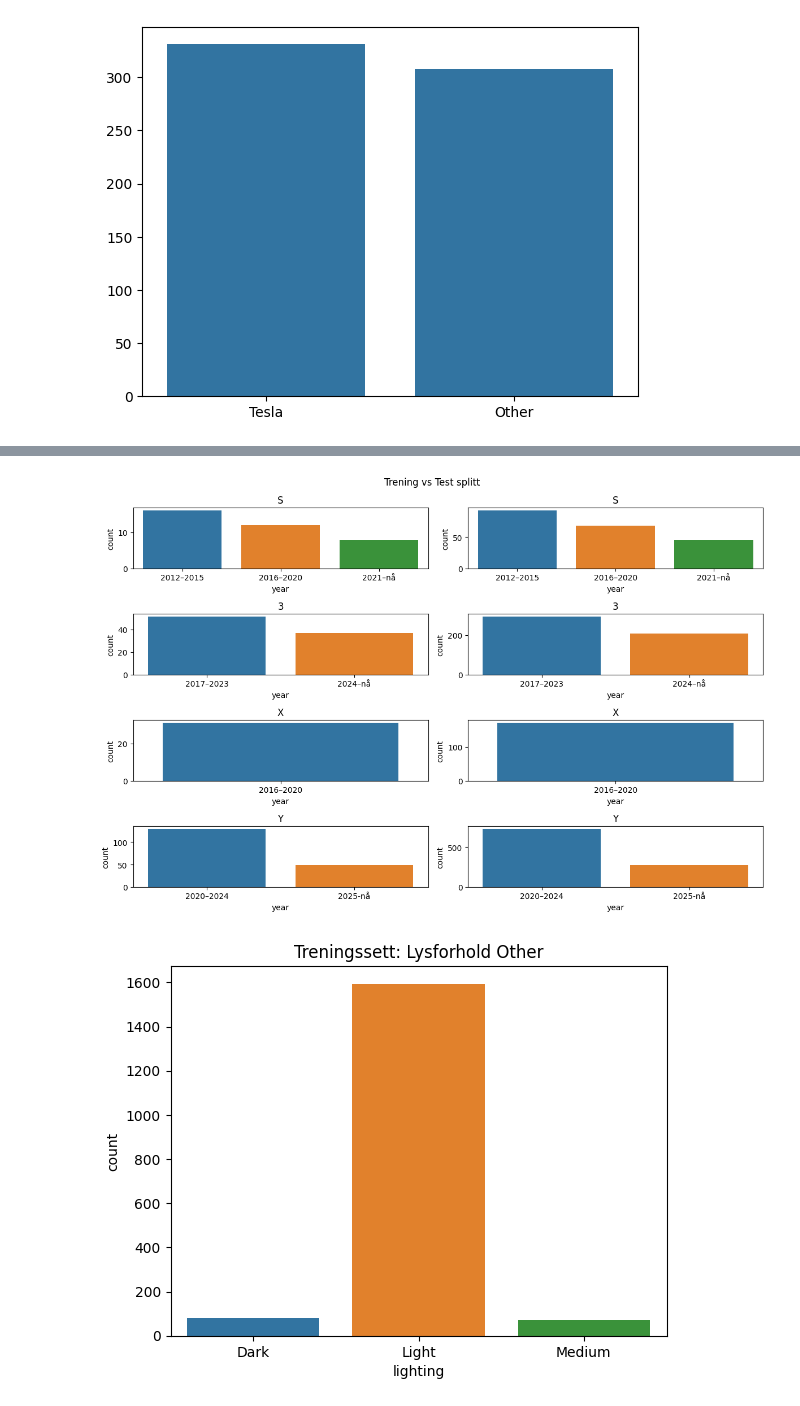
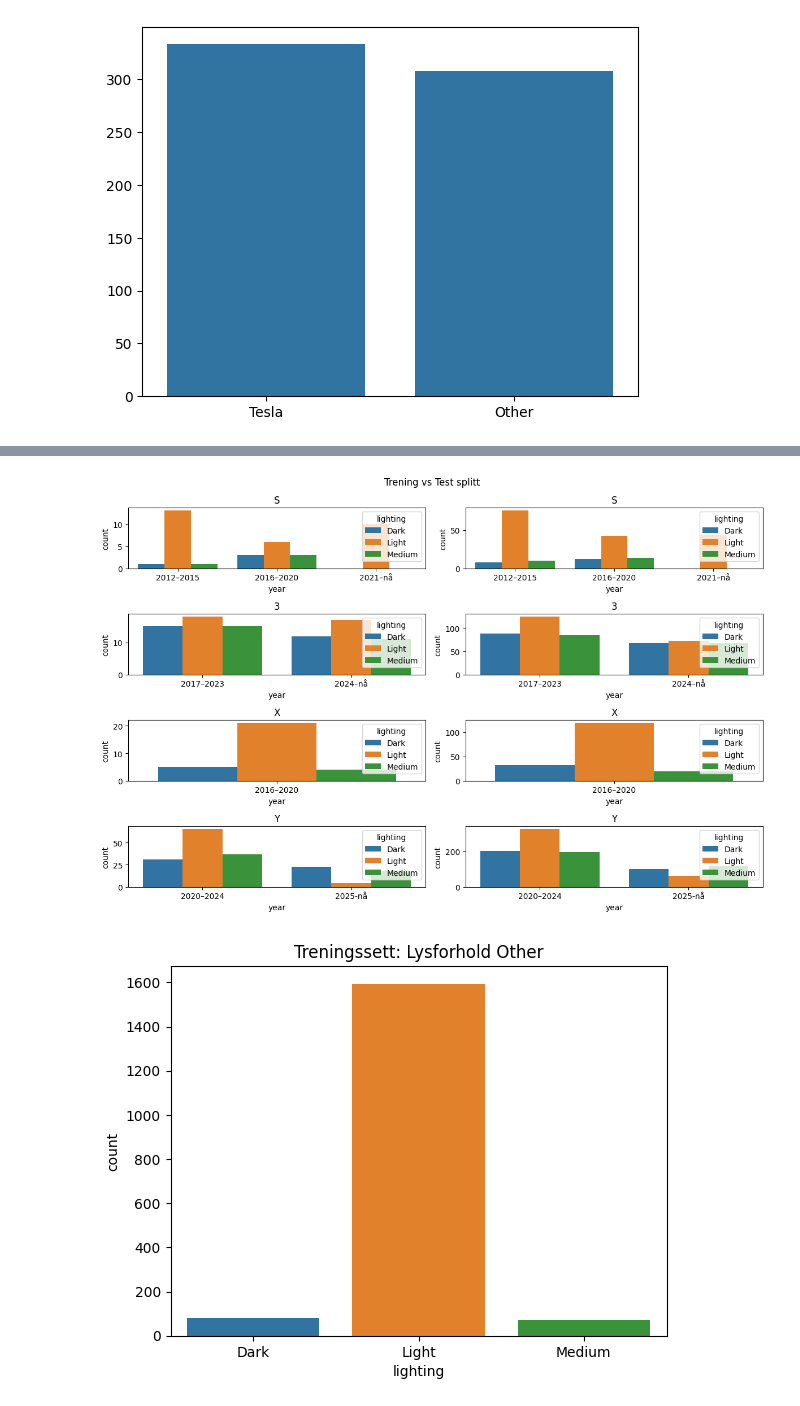
Before and after one commit to jkaste03/visual-vehicle-recognition-varying-lighting-conditions, a Jupyter notebook: utils_test.ipynb, the cells around one changed output, grey strips where cells are left out. Drawn from its saved outputs; the diff is of its cells as text; code cells hidden in the pictures.

```diff
--- a/utils_test.ipynb
+++ b/utils_test.ipynb
@@ -17,3 +9,3 @@ To enable the following instructions: AVX2 AVX_VNNI FMA, in other operations, re
 # %%
-(train_x, train_y), (test_x, test_y) = utils.read_stratified_data(columns=("model", "year", "lighting"))
+(train_x, train_y), (test_x, test_y) = utils.read_stratified_data(columns=("model", "lighting"))
 # %% [output]
@@ -192,31 +197,31 @@ plt.show()
 # %%
 train_y_split = [
-    train_y[train_y['model'] == 'S'].sort_values('year'),
-    train_y[train_y['model'] == '3'].sort_values('year'),
-    train_y[train_y['model'] == 'X'].sort_values('year'),
-    train_y[train_y['model'] == 'Y'].sort_values('year')
+    train_y[train_y['model'] == 'S'].sort_values('year').sort_values('lighting', kind='stable'),
+    train_y[train_y['model'] == '3'].sort_values('year').sort_values('lighting', kind='stable'),
+    train_y[train_y['model'] == 'X'].sort_values('year').sort_values('lighting', kind='stable'),
+    train_y[train_y['model'] == 'Y'].sort_values('year').sort_values('lighting', kind='stable')
 ]
 test_y_split = [
-    test_y[test_y['model'] == 'S'].sort_values('year'),
-    test_y[test_y['model'] == '3'].sort_values('year'),
-    test_y[test_y['model'] == 'X'].sort_values('year'),
-    test_y[test_y['model'] == 'Y'].sort_values('year')
+    test_y[test_y['model'] == 'S'].sort_values('year').sort_values('lighting', kind='stable'),
+    test_y[test_y['model'] == '3'].sort_values('year').sort_values('lighting', kind='stable'),
+    test_y[test_y['model'] == 'X'].sort_values('year').sort_values('lighting', kind='stable'),
+    test_y[test_y['model'] == 'Y'].sort_values('year').sort_values('lighting', kind='stable')
 ]
 
 models = ["S", "3", "X", "Y"]
 fig, axes = plt.subplots(4, 2, figsize=(12, 8))
 fig.suptitle(f'Trening vs Test splitt')
 for i in range(0,2):
     for j in range(0,2):
-        sns.countplot(x='year', data=train_y_split[i*2 + j], ax=axes[i*2+j,1], hue='year')
+        sns.countplot(x='year', data=train_y_split[i*2 + j], ax=axes[i*2+j,1], hue='lighting')
         axes[i*2+j,0].title.set_text(models[i*2 + j])
-        sns.countplot(x='year', data=test_y_split[i*2 + j], ax=axes[i*2+j,0], hue='year')
+        sns.countplot(x='year', data=test_y_split[i*2 + j], ax=axes[i*2+j,0], hue='lighting')
         axes[i*2+j,1].title.set_text(models[i*2 + j])
 
 plt.tight_layout()
 plt.show()
 # %% [output]
-[figure, old version]
+[figure, new version]
 # %%
 df = train_y[train_y["model"] == other].sort_values(by="lighting")
 plot = sns.countplot(data=df, x='lighting', hue='lighting')
```
Also changed, not shown: parts of 6 cells of this notebook, 2 other files.
